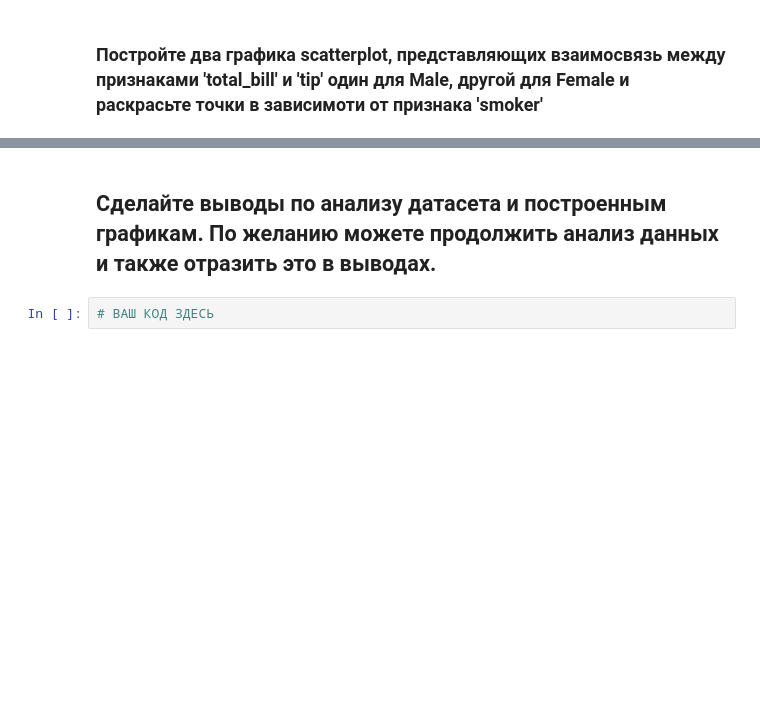
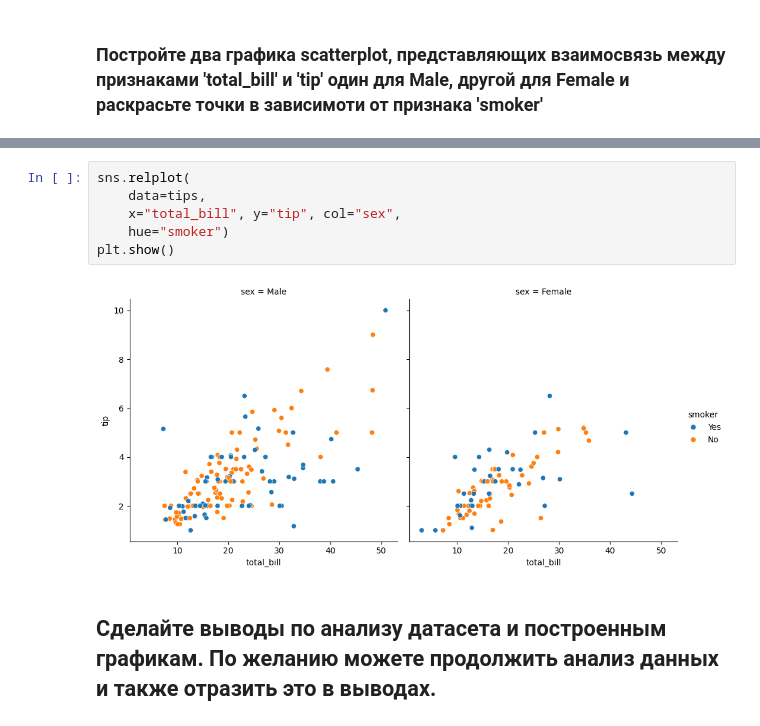
Before and after one commit to rozadoesn-stack/ML-Basic, a Jupyter notebook: homework_07/homework_07.ipynb, the cells around one changed output, grey strips where cells are left out. Saved outputs shown, nothing was run; the diff lists cells and outputs as text; blank space fills up the shorter version.

```diff
--- a/homework_07/homework_07.ipynb
+++ b/homework_07/homework_07.ipynb
@@ -298,4 +307,10 @@ plt.show()
+# %%
+sns.relplot(
+    data=tips,
+    x="total_bill", y="tip", col="sex",
+    hue="smoker")
+plt.show()
+# %% [output]
+[figure, added]
 # %% [markdown]
 ## Сделайте выводы по анализу датасета и построенным графикам. По желанию можете продолжить анализ данных и также отразить это в выводах.
-# %%
-# ВАШ КОД ЗДЕСЬ
```
Also changed, not shown: parts of 7 cells of this notebook.
